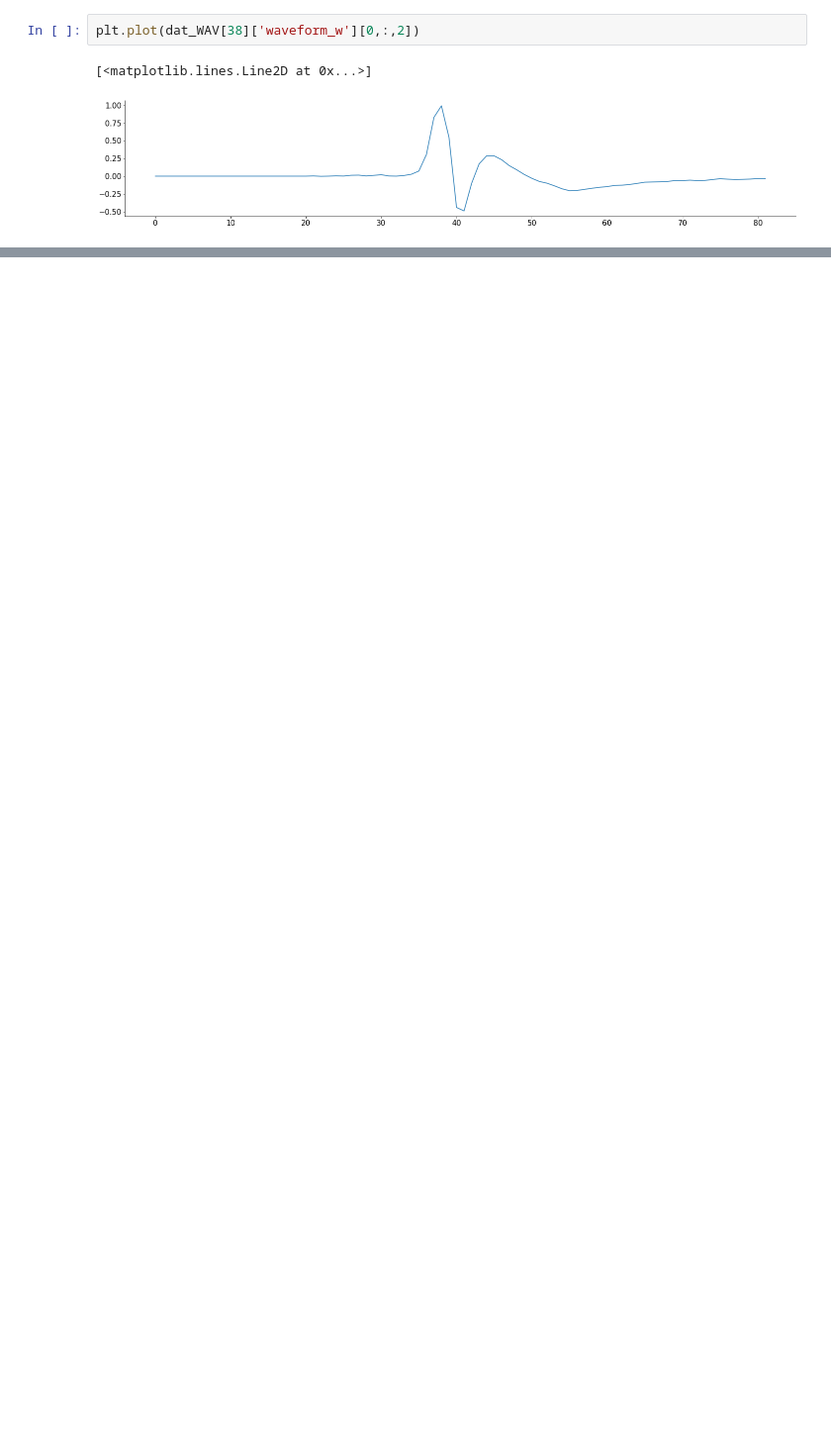
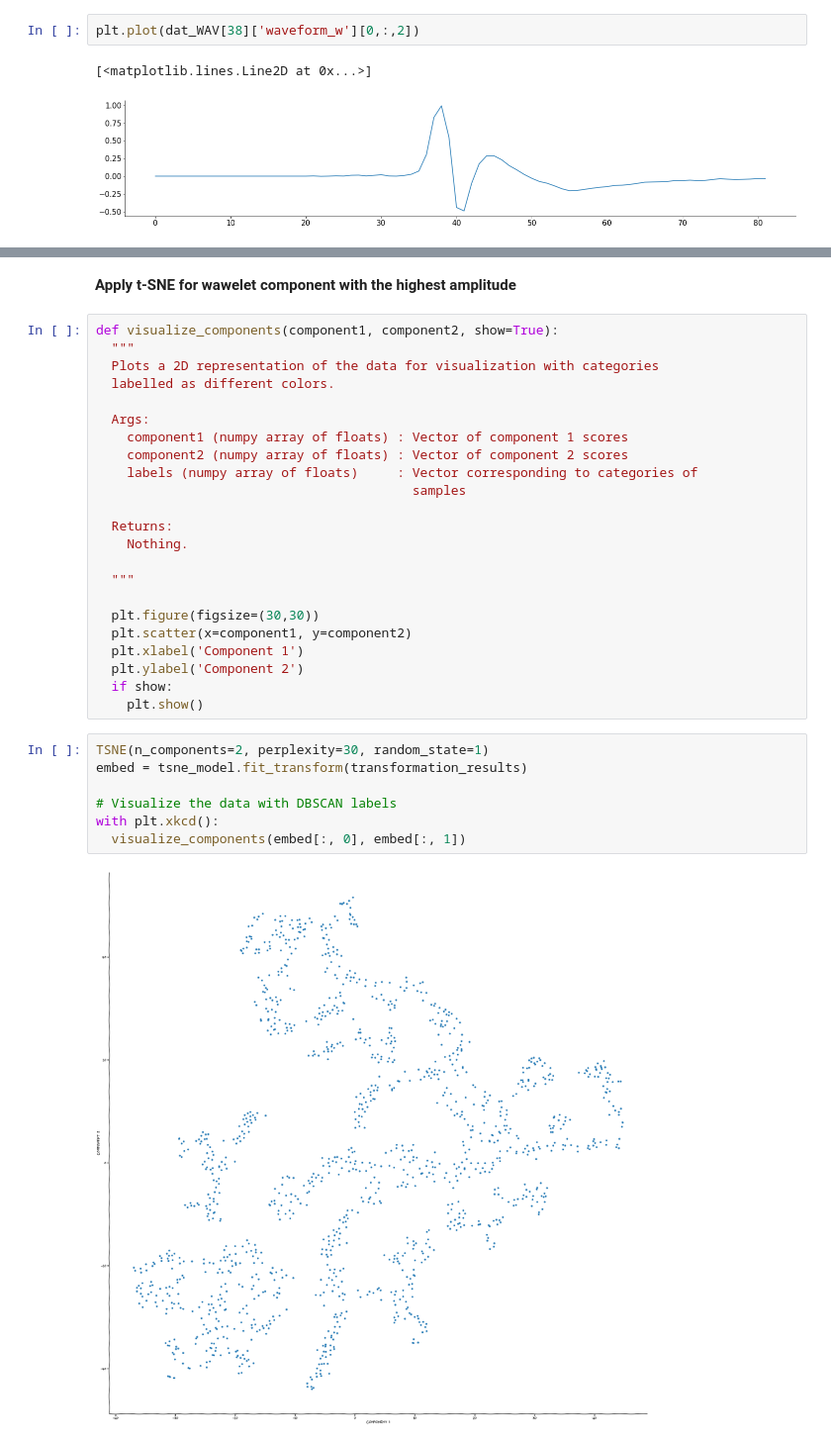
Before and after one commit to 2walkingfish/Neuromatch_Project_133, a Jupyter notebook: Explore_steinmetz_extra_dataset.ipynb, the cells around one changed output, grey strips where cells are left out. Shown at 99% size. Saved outputs shown, nothing was run; the diff lists cells and outputs as text; blank space fills up the shorter version.

```diff
--- a/Explore_steinmetz_extra_dataset.ipynb
+++ b/Explore_steinmetz_extra_dataset.ipynb
@@ -255,0 +230,34 @@ number of labels 4
+# %% [markdown]
+**Apply t-SNE for wawelet component with the highest amplitude**
+# %%
+def visualize_components(component1, component2, show=True):
+  """
+  Plots a 2D representation of the data for visualization with categories
+  labelled as different colors.
+
+  Args:
+    component1 (numpy array of floats) : Vector of component 1 scores
+    component2 (numpy array of floats) : Vector of component 2 scores
+    labels (numpy array of floats)     : Vector corresponding to categories of
+                                         samples
+
+  Returns:
+    Nothing.
+
+  """
+
+  plt.figure(figsize=(30,30))
+  plt.scatter(x=component1, y=component2)
+  plt.xlabel('Component 1')
+  plt.ylabel('Component 2')
+  if show:
+    plt.show()
+# %%
+TSNE(n_components=2, perplexity=30, random_state=1)
+embed = tsne_model.fit_transform(transformation_results)
+
+# Visualize the data with DBSCAN labels
+with plt.xkcd():
+  visualize_components(embed[:, 0], embed[:, 1])
+# %% [output]
+[figure, added]
```
Also changed, not shown: parts of 13 cells of this notebook.
